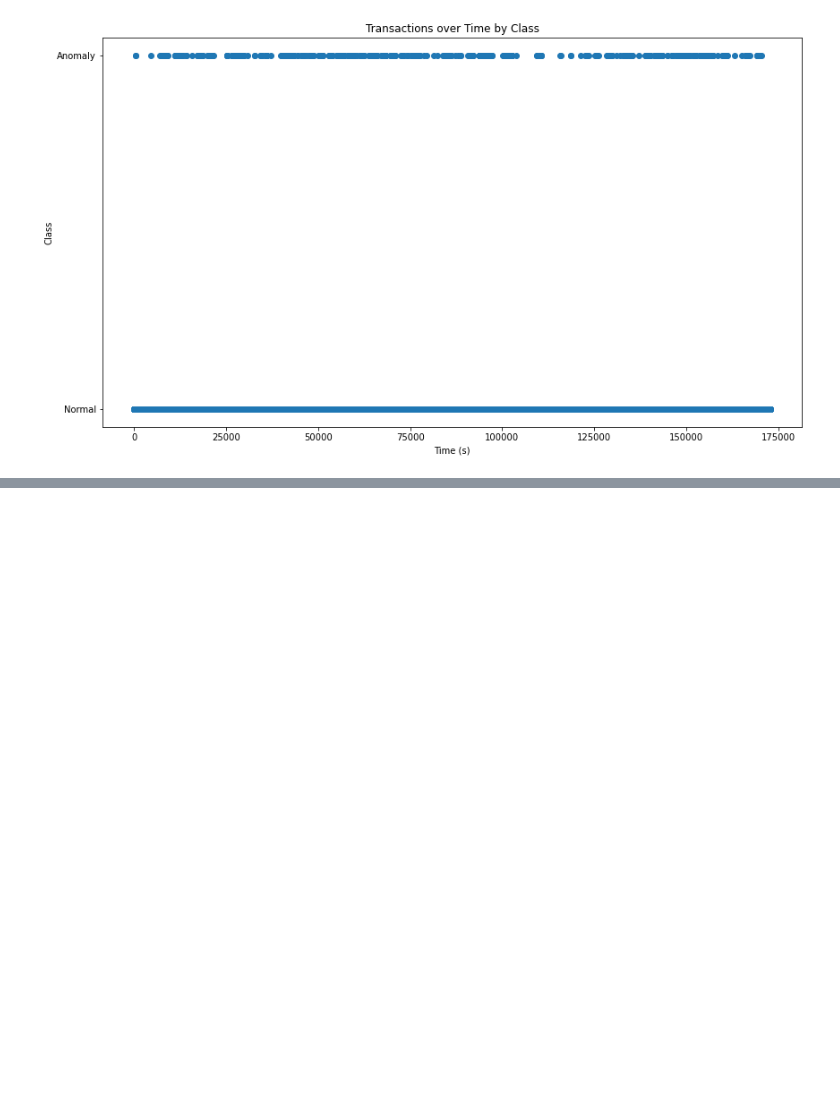
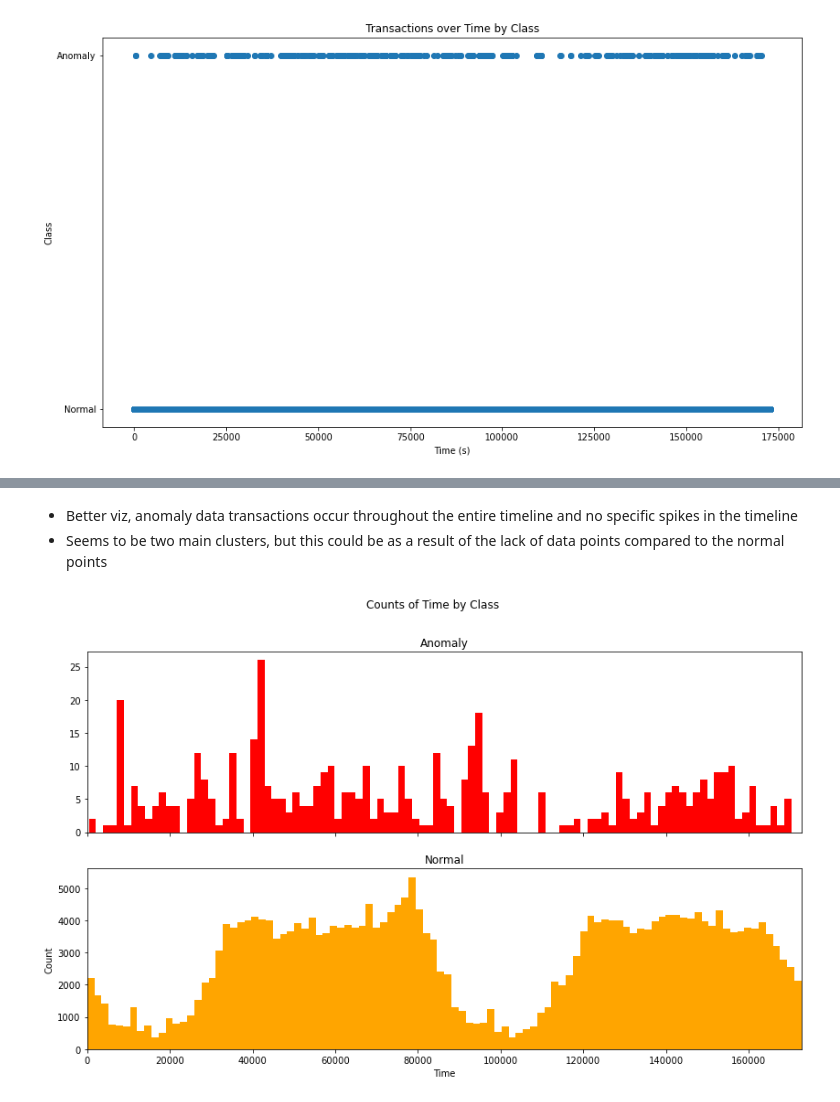
Before and after one commit to Joshua-Abok/mlops-w-creditcard-data, a Jupyter notebook: cc_dataset_analysis.ipynb, the cells around one changed output, grey strips where cells are left out. Drawn from its saved outputs; the diff is of its cells as text; code cells hidden in the pictures; blank space fills up the shorter version.

```diff
--- a/cc_dataset_analysis.ipynb
+++ b/cc_dataset_analysis.ipynb
@@ -216,0 +224,8 @@ plt.show()
+# %% [markdown]
+* Better viz, anomaly data transactions occur throughout the entire timeline and no specific spikes in the timeline
+* Seems to be two main clusters, but this could be as a result of the lack of data points compared to the normal points
+# %%
+#plotting the histogram
+plot_histogram(df, bins, "Time")
+# %% [output]
+[figure, added]
```
Also changed, not shown: parts of 16 cells of this notebook.
